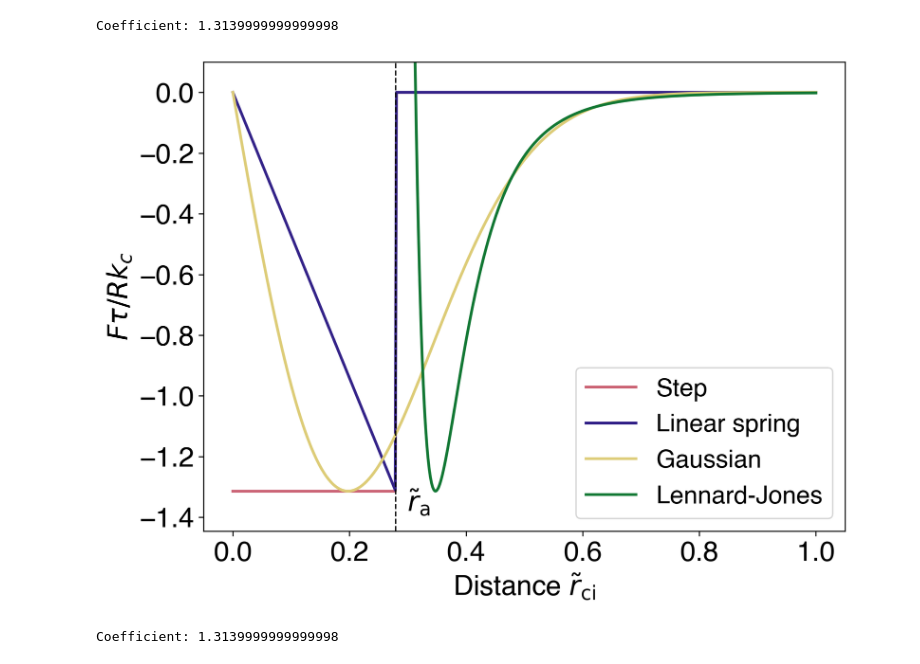
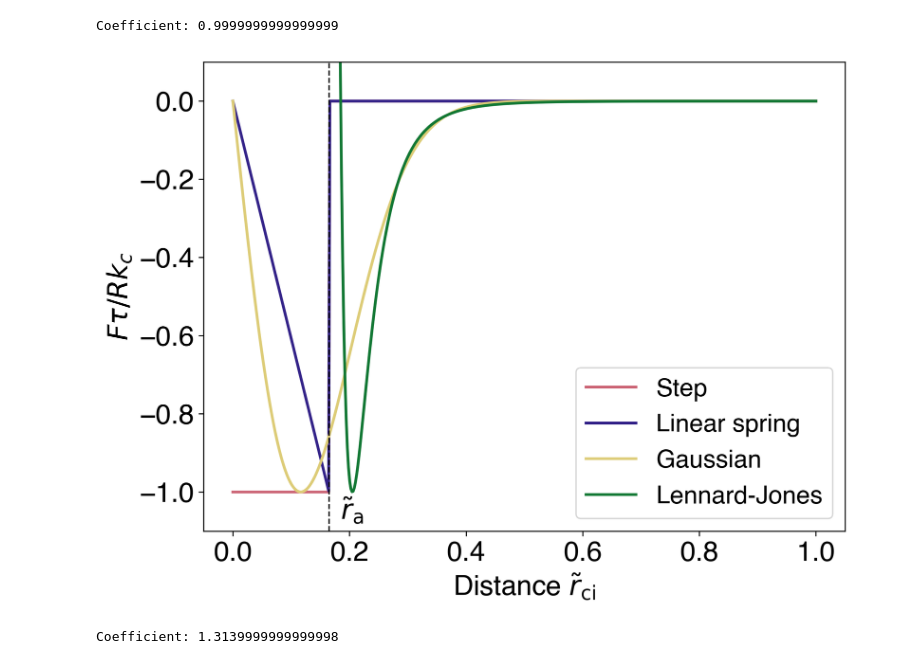
Before and after one commit to wppppupr/MTCargoSim, a Jupyter notebook: notebook/python.ipynb, the cells around one changed output. Saved outputs shown, nothing was run; the diff lists cells and outputs as text; code cells hidden in the pictures.

```diff
--- a/notebook/python.ipynb
+++ b/notebook/python.ipynb
@@ -8,18 +8,16 @@ plt.style.use('../my_style.mplstyle')
 r = 0.59
 d = 0.025
 l = 0.010
-r_a = np.sqrt(2 * r * d / (1 + d/r)**2)/r
+r_a = np.sqrt(2 * r * d / (1 + d/r)**2)
 r_dna = np.sqrt((d+2*l)*(2*r+2*l))/(r*(1+(2*l+d/2)/r))
 
-f = 6.57e-10
+f = 1.13e-2
 epsilon = np.sqrt(np.exp(1)/2) * r_a * f
 
-k_cargo = 1.0e-9
+k_cargo = 2.26e-2
 v = 0.5
 tau = r/v
 # %%
-
-
 def dna_force_gaussian(epsilon, r, r_a):
     return -2 * epsilon * r * np.exp(-(r**2)/(r_a**2)) / (r_a**2)
 
@@ -54,36 +52,36 @@ coefficient = tau / (k_cargo * r)
 
 print("Coefficient:", f*coefficient)
 
 distances = np.linspace(0, 1.0, 500)
 
 fig, ax = plt.subplots()
 
 ax.plot(distances, [dna_force(f*coefficient, r, r_a) for r in distances], label='Step')
 #ax.plot(distances, [dna_force_spring(f*coefficient, r, r_a, r_dna) for r in distances], label='DNA spring')
 ax.plot(distances, [spring_force(f*coefficient, r, r_a) for r in distances], label='Linear spring')
 ax.plot(distances, [dna_force_gaussian(epsilon*coefficient, r, r_a) for r in distances], label='Gaussian')
 
 LJ_distances = distances[distances > r_a*0.9]
 
 ax.plot(LJ_distances, [Lennard_force(LJ_e*coefficient, r, r_a) for r in LJ_distances], label='Lennard-Jones')
 
 ax.axvline(r_a, color='black', lw=1, ls='--')
 #ax.axvline(r_dna, color='black', lw=1, ls='--')
 
-ax.text(r_a + 0.02, -1.05*f*coefficient, '$\\tilde{r}_\mathrm{a}$')
+ax.text(r_a + 0.02, -1.07*f*coefficient, '$\\tilde{r}_\mathrm{a}$')
 #ax.text(r_dna + 0.02, -f*coefficient, '$\hat{r}_\mathrm{dna}$')
 
 ax.set_xlabel('Distance $\\tilde{r}_\mathrm{ci}$')
 ax.set_ylabel('$F\\tau/R k_c$')
 ax.set_ylim(-1.1*f*coefficient, 0.1)
 ax.legend()
 plt.show()
 
 fig.savefig('../figures/dna_force_comparison.png', bbox_inches='tight')
 fig.savefig('../figures/dna_force_comparison.pdf', bbox_inches='tight')
 # %% [output]
-Coefficient: 1.3139999999999998
+Coefficient: 0.9999999999999999
-[figure, old version]
+[figure, new version]
 # %%
 k_cargo = 1.0e-9
 v = 0.5
```
Also changed, not shown: 4 other files.
